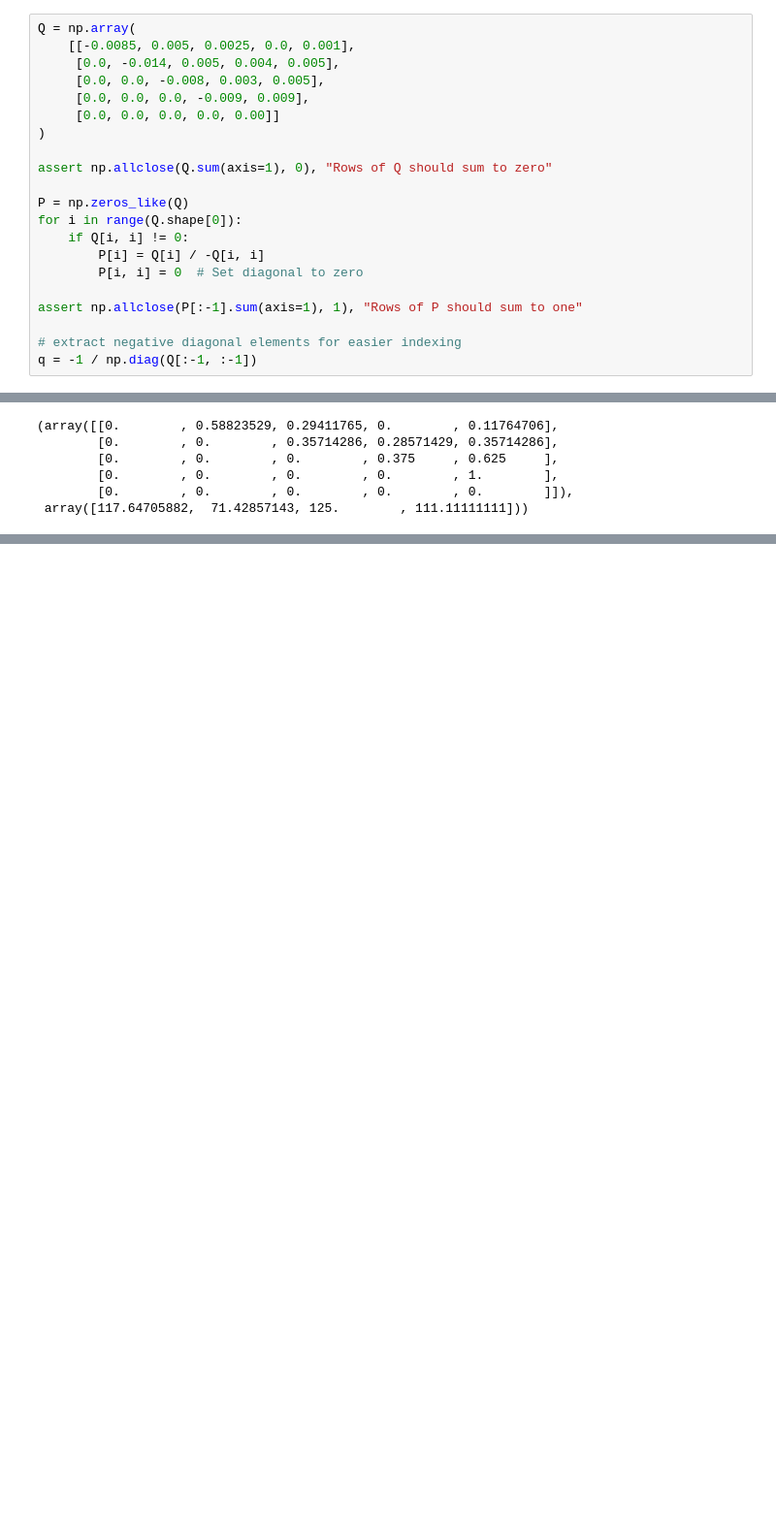
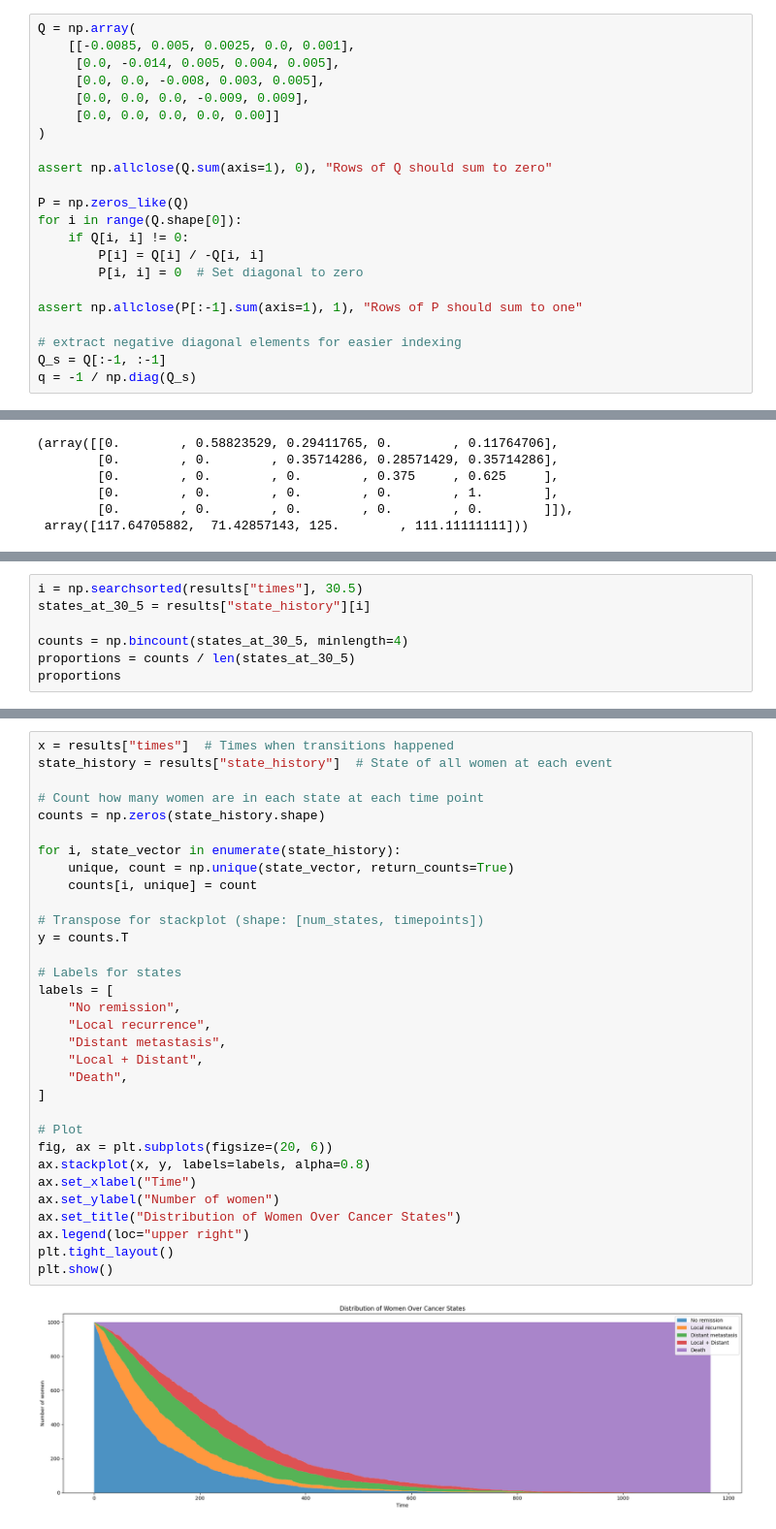
Before and after one commit to AntonJorg/stochastic_simulation, a Jupyter notebook: project1/Part2.ipynb, the cells around one changed output, grey strips where cells are left out. Shown at 97% size. Cells and saved outputs as stored; diff of their text form; blank space fills up the shorter version.

Commit message:
Task 8 - I think
Lifetimes vs state_history is weird

```diff
--- a/project1/Part2.ipynb
+++ b/project1/Part2.ipynb
@@ -26,7 +26,8 @@ for i in range(Q.shape[0]):
 assert np.allclose(P[:-1].sum(axis=1), 1), "Rows of P should sum to one"
 
 # extract negative diagonal elements for easier indexing
-q = -1 / np.diag(Q[:-1, :-1])
+Q_s = Q[:-1, :-1]
+q = -1 / np.diag(Q_s)
 # %%
 P, q
 # %% [output]
@@ -120,0 +162,7 @@ Proportion of women with distant cancer reappearance after 30.5 months: 0.30%
+# %%
+i = np.searchsorted(results["times"], 30.5)
+states_at_30_5 = results["state_history"][i]
+
+counts = np.bincount(states_at_30_5, minlength=4)
+proportions = counts / len(states_at_30_5)
+proportions
@@ -120,0 +171,34 @@ Proportion of women with distant cancer reappearance after 30.5 months: 0.30%
+# %%
+x = results["times"]  # Times when transitions happened
+state_history = results["state_history"]  # State of all women at each event
+
+# Count how many women are in each state at each time point
+counts = np.zeros(state_history.shape)
+
+for i, state_vector in enumerate(state_history):
+    unique, count = np.unique(state_vector, return_counts=True)
+    counts[i, unique] = count
+
+# Transpose for stackplot (shape: [num_states, timepoints])
+y = counts.T
+
+# Labels for states
+labels = [
+    "No remission",
+    "Local recurrence",
+    "Distant metastasis",
+    "Local + Distant",
+    "Death",
+]
+
+# Plot
+fig, ax = plt.subplots(figsize=(20, 6))
+ax.stackplot(x, y, labels=labels, alpha=0.8)
+ax.set_xlabel("Time")
+ax.set_ylabel("Number of women")
+ax.set_title("Distribution of Women Over Cancer States")
+ax.legend(loc="upper right")
+plt.tight_layout()
+plt.show()
+# %% [output]
+[figure, added]
```
Also changed, not shown: parts of 11 cells of this notebook.
